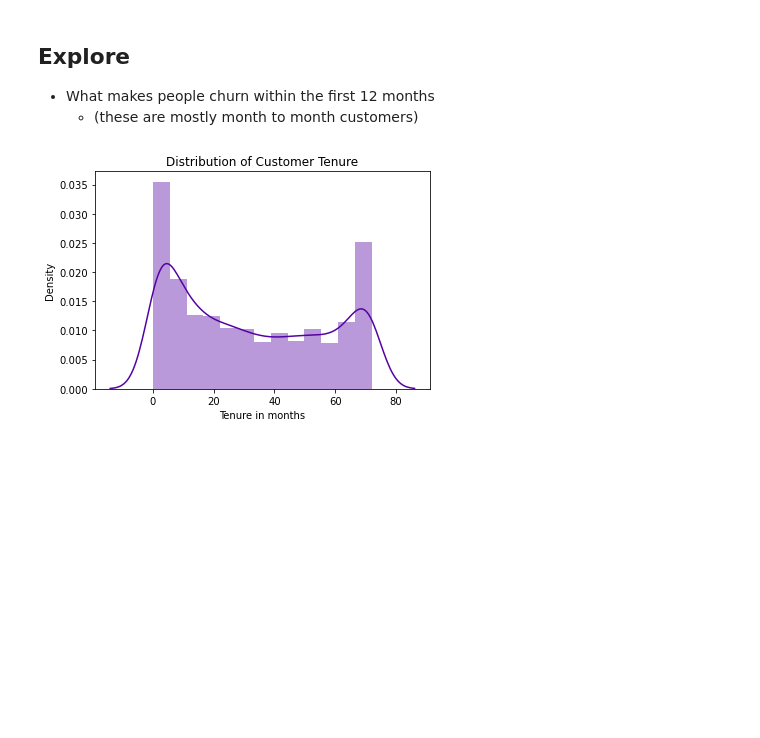
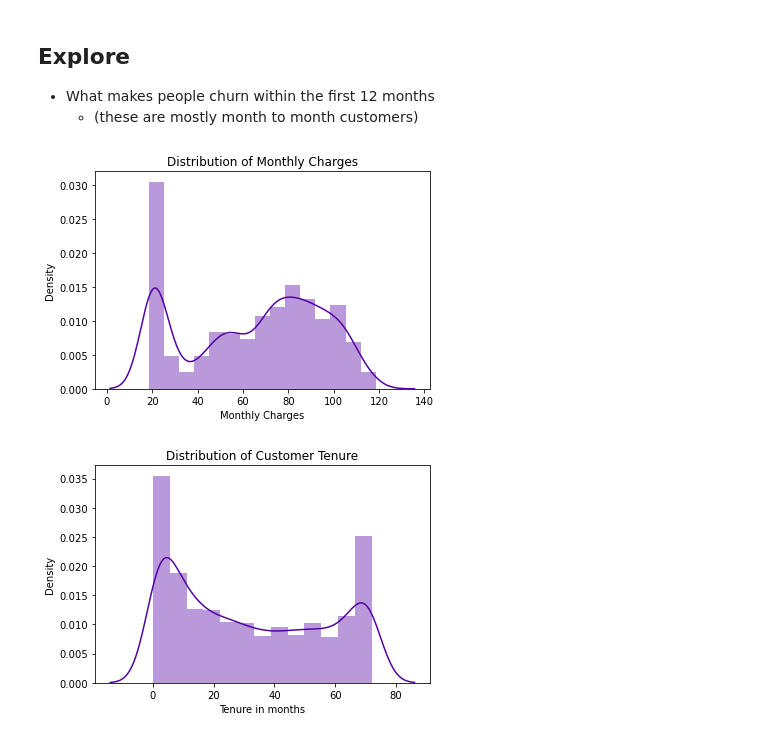
Before and after one commit to HeatherOrtegaMcMillan/telco_churn_classification_project, a Jupyter notebook: inital_project_notebook.ipynb, the cells around one changed output. Saved outputs shown, nothing was run; the diff lists cells and outputs as text; code cells hidden in the pictures; blank space fills up the shorter version.

```diff
--- a/inital_project_notebook.ipynb
+++ b/inital_project_notebook.ipynb
@@ -304,6 +312,14 @@ cols = ['gender',
 
 cols2 = [ 'monthly_charges',
          'total_charges']
+# %%
+# distribution of Monthly Charges
+sns.distplot(x = train.monthly_charges)
+plt.title('Distribution of Monthly Charges')
+plt.xlabel('Monthly Charges')
+plt. show()
+# %% [output]
+[figure, added]
 # %%
 # distribution of tenure
 sns.distplot(x = train.tenure)
```
Also changed, not shown: parts of 24 cells of this notebook.
